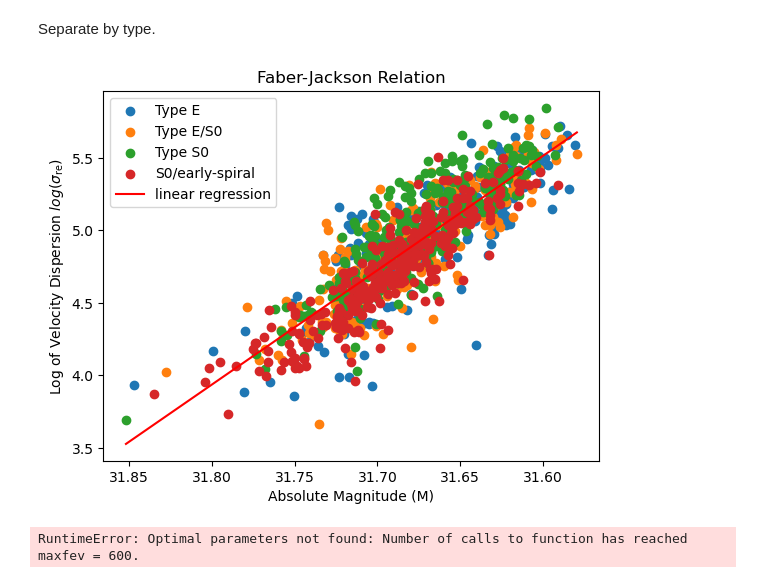
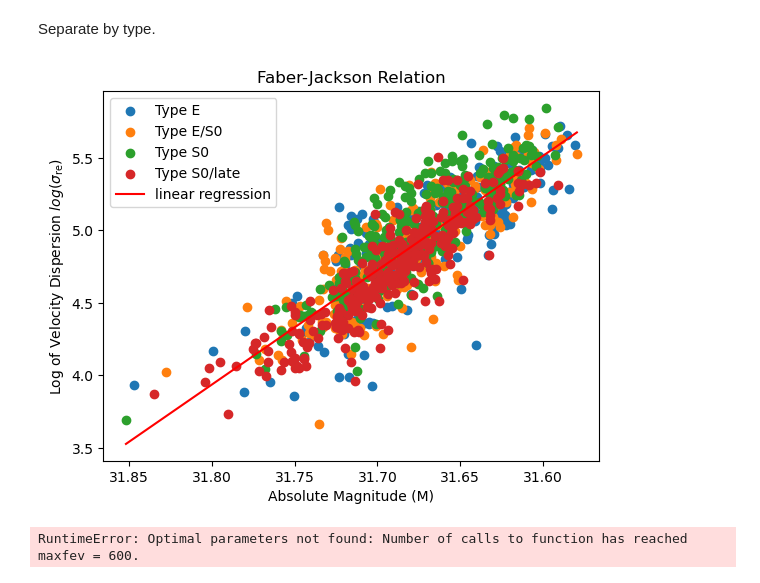
Before and after one commit to lina-pp/PHYS3116_Group3, a Jupyter notebook: Faber-Jackson.ipynb, the cells around one changed output. Cells and saved outputs as stored; diff of their text form; code cells hidden in the pictures.

Commit message:
sort by type

```diff
--- a/Faber-Jackson.ipynb
+++ b/Faber-Jackson.ipynb
@@ -30,24 +30,24 @@ S0_late = type == 1.5
 # %%
 # plt.scatter(xvalues, yvalues, color="black", label="data points") #show data points as black dots
 
 # rewrite for different types
 
 plt.scatter(xvalues[E], yvalues[E], label="Type E")
 plt.scatter(xvalues[E_S0], yvalues[E_S0], label="Type E/S0")
 plt.scatter(xvalues[S0], yvalues[S0], label="Type S0")
-plt.scatter(xvalues[S0_late], yvalues[S0_late], label="S0/early-spiral")
+plt.scatter(xvalues[S0_late], yvalues[S0_late], label="Type S0/late")
 plt.plot(xcoords, ycoords, color="red", label="linear regression") #show linear regression as red line
 
 
 plt.gca().invert_xaxis() #invert x axis to match the convention of absolute magnitude (brighter objects have lower magnitudes)
 
 plt.legend(loc="best")
 plt.title("Faber-Jackson Relation")
 plt.xlabel("Absolute Magnitude (M)")
 plt.ylabel("Log of Velocity Dispersion $log(\\sigma_{\\text{re}})$")
 plt.show()
 # %% [output]
-[figure, old version]
+[figure, new version]
 # %%
 from scipy.optimize import curve_fit
 
```
